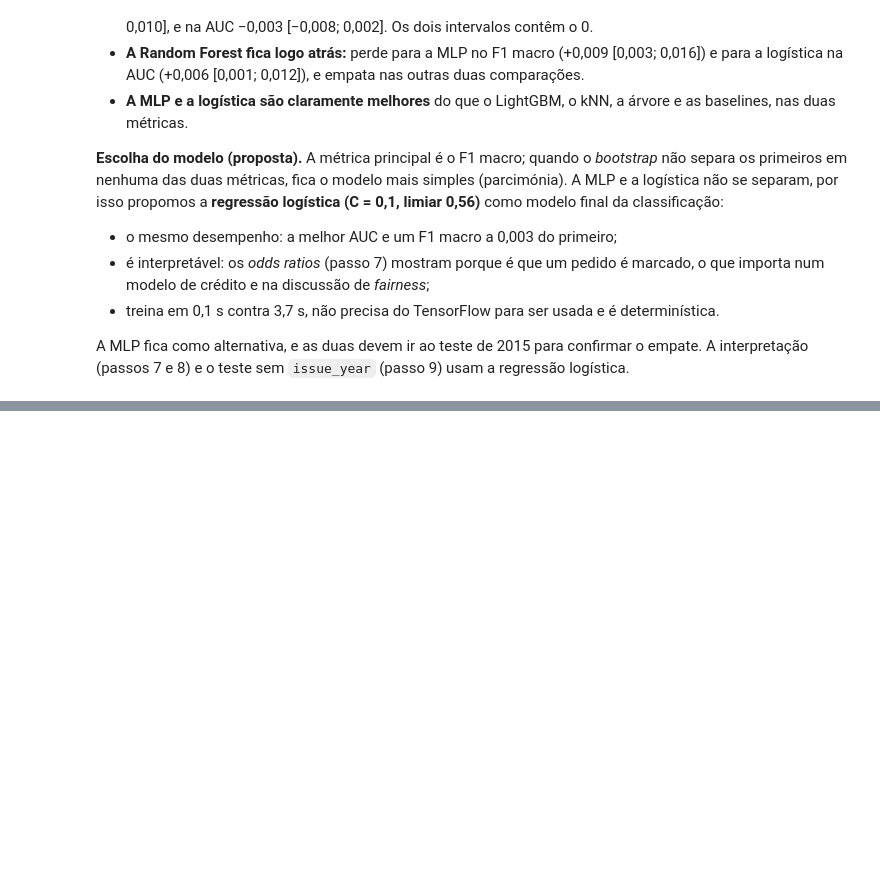
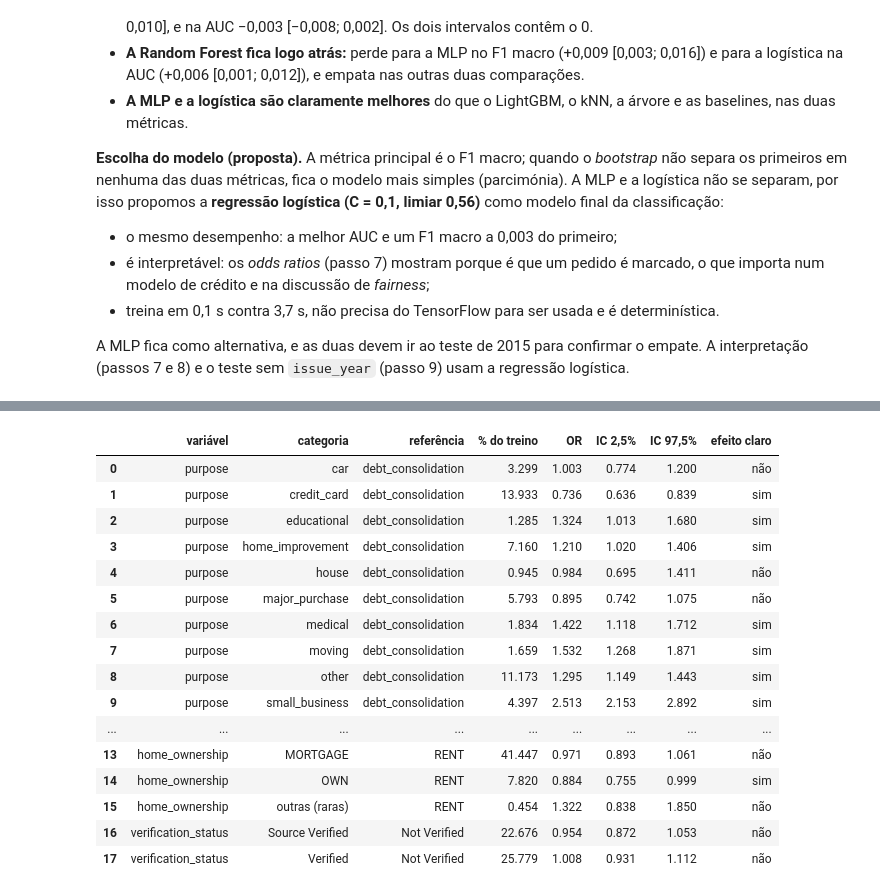
Before and after one commit to JoaoPSVieira/projeto-cd-lending-club, a Jupyter notebook: notebooks/04c_classificacao.ipynb, the cells around one changed output, grey strips where cells are left out. Saved outputs shown, nothing was run; the diff lists cells and outputs as text; code cells hidden in the pictures; blank space fills up the shorter version.

```diff
--- a/notebooks/04c_classificacao.ipynb
+++ b/notebooks/04c_classificacao.ipynb
@@ -1219,0 +1293,16 @@ A MLP fica como alternativa, e as duas devem ir ao teste de 2015 para confirmar
+# %%
+# Bootstrap: 200 reajustes da logística em reamostragens das linhas de treino (cerca de 1,5 minutos)
+N_BOOT = 200
+rng = np.random.default_rng(config.RANDOM_SEED)
+boot_beta = np.empty((N_BOOT, A_all.shape[1]))
+for b in range(N_BOOT):
+    idx = rng.integers(0, len(A_all), len(A_all))
+    boot_beta[b] = -clone(logit).fit(A_all.iloc[idx], y_all.iloc[idx]).coef_[0]
+boot_beta = pd.DataFrame(boot_beta, columns=A_all.columns)
+
+
+def interval(effect, effects_boot):
+    """OR de Default, intervalo a 95% e se o intervalo exclui o 1."""
+    low, high = np.percentile(effects_boot, [2.5, 97.5])
+    return {"OR": np.exp(effect), "IC 2,5%": np.exp(low), "IC 97,5%": np.exp(high),
+            "efeito claro": "sim" if low > 0 or high < 0 else "não"}
@@ -1219,0 +1360,36 @@ A MLP fica como alternativa, e as duas devem ir ao teste de 2015 para confirmar
+# %%
+# Categorias: OR de cada categoria contra a mais frequente da mesma variável
+rows = []
+for variable in ["purpose", "home_ownership", "verification_status"]:
+    columns = [c for c in onehot if c.startswith(variable + "_")]
+    share = A_all[columns].mean()
+    reference = share.idxmax()
+    for c in columns:
+        if c != reference:
+            effect = beta[c] - beta[reference]
+            rows.append({"variável": variable, "categoria": c[len(variable) + 1:].replace("infrequent_sklearn", "outras (raras)"),
+                         "referência": reference[len(variable) + 1:], "% do treino": 100 * share[c],
+                         **interval(effect, boot_beta[c] - boot_beta[reference])})
+odds_categories = pd.DataFrame(rows)
+pd.concat([odds_numeric.assign(tipo="numérica (por 1 DP)"),
+           odds_categories.assign(tipo="categoria (contra a referência)")]).to_csv(
+    runner.results_dir / "classification_odds_ratios.csv", index=False)
+odds_categories.round(3)
+# %% [output]
+|  | variável | categoria | referência | % do treino | OR | IC 2,5% | IC 97,5% | efeito claro |
+| 0 | purpose | car | debt_consolidation | 3.299 | 1.003 | 0.774 | 1.200 | não |
+| 1 | purpose | credit_card | debt_consolidation | 13.933 | 0.736 | 0.636 | 0.839 | sim |
+| 2 | purpose | educational | debt_consolidation | 1.285 | 1.324 | 1.013 | 1.680 | sim |
+| 3 | purpose | home_improvement | debt_consolidation | 7.160 | 1.210 | 1.020 | 1.406 | sim |
+| 4 | purpose | house | debt_consolidation | 0.945 | 0.984 | 0.695 | 1.411 | não |
+| 5 | purpose | major_purchase | debt_consolidation | 5.793 | 0.895 | 0.742 | 1.075 | não |
+| 6 | purpose | medical | debt_consolidation | 1.834 | 1.422 | 1.118 | 1.712 | sim |
+| 7 | purpose | moving | debt_consolidation | 1.659 | 1.532 | 1.268 | 1.871 | sim |
+| 8 | purpose | other | debt_consolidation | 11.173 | 1.295 | 1.149 | 1.443 | sim |
+| 9 | purpose | small_business | debt_consolidation | 4.397 | 2.513 | 2.153 | 2.892 | sim |
+| ... | ... | ... | ... | ... | ... | ... | ... | ... |
+| 13 | home_ownership | MORTGAGE | RENT | 41.447 | 0.971 | 0.893 | 1.061 | não |
+| 14 | home_ownership | OWN | RENT | 7.820 | 0.884 | 0.755 | 0.999 | sim |
+| 15 | home_ownership | outras (raras) | RENT | 0.454 | 1.322 | 0.838 | 1.850 | não |
+| 16 | verification_status | Source Verified | Not Verified | 22.676 | 0.954 | 0.872 | 1.053 | não |
+| 17 | verification_status | Verified | Not Verified | 25.779 | 1.008 | 0.931 | 1.112 | não |
```
Also changed, not shown: parts of 7 cells of this notebook, 3 other files.
